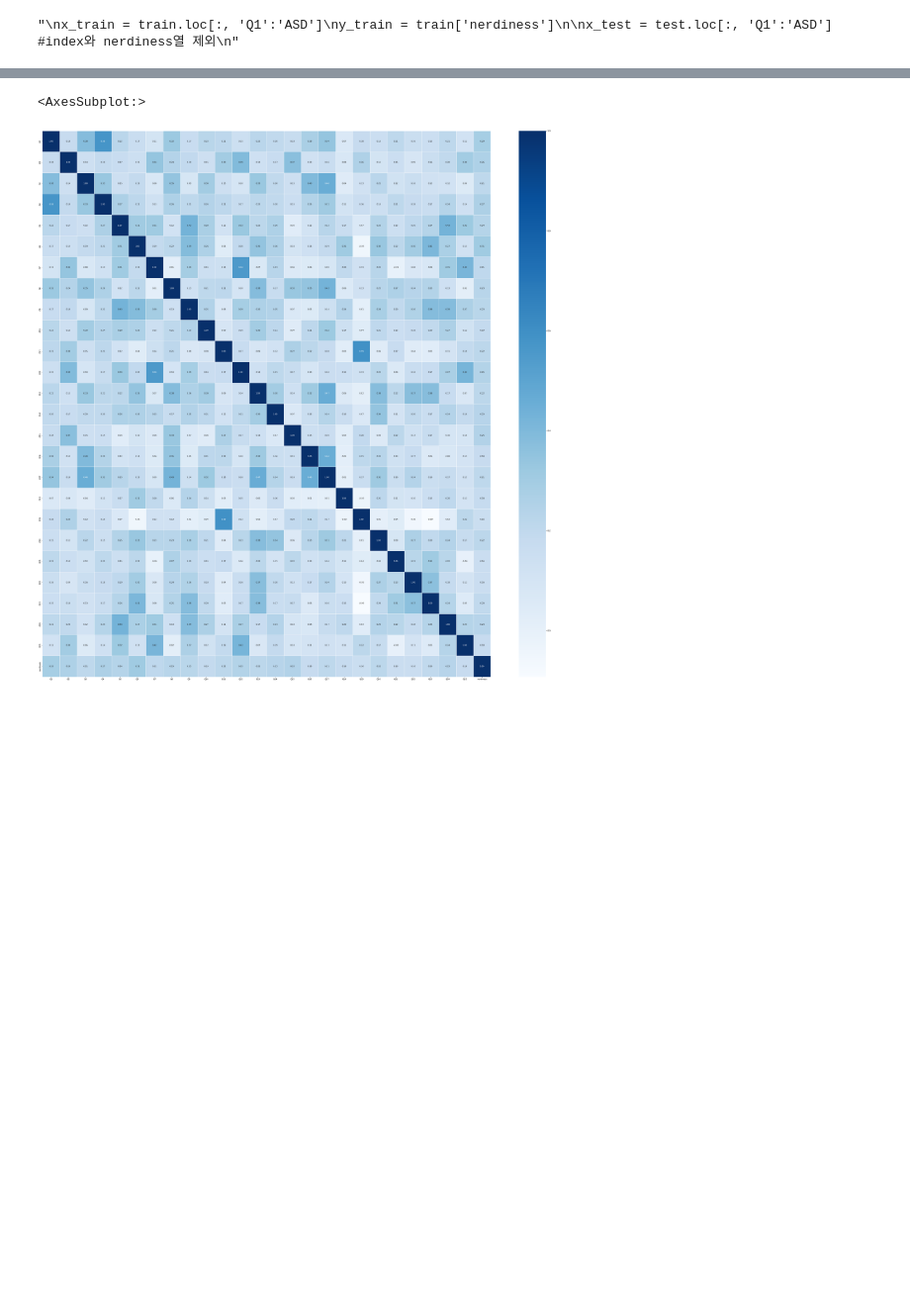
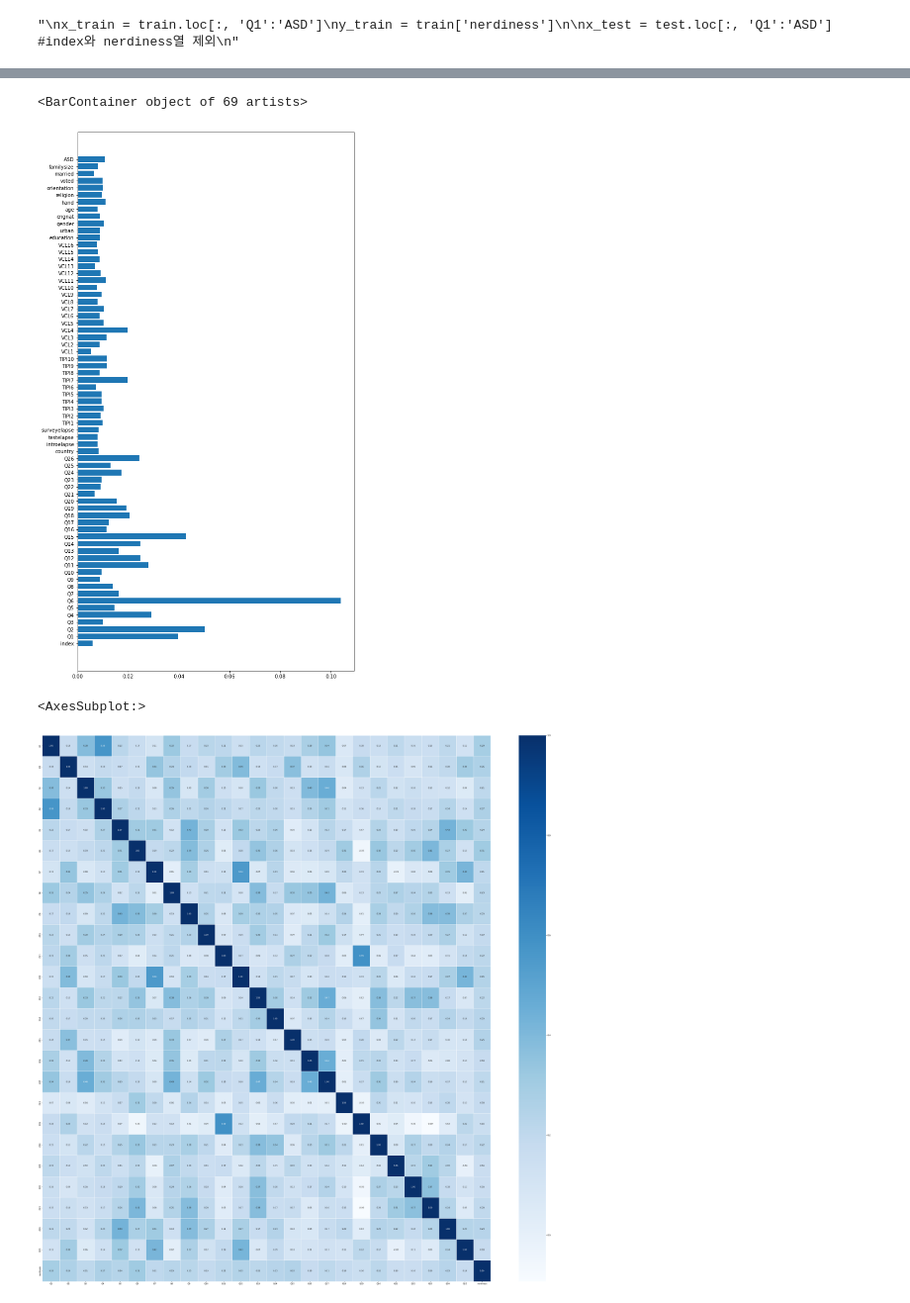
Before and after one commit to ha-seungwon/DACON-Psychological_Prediction, a Jupyter notebook: main.ipynb, the cells around one changed output, grey strips where cells are left out. Shown at 99% size. Cells and saved outputs as stored; diff of their text form; code cells hidden in the pictures; blank space fills up the shorter version.

```diff
--- a/main.ipynb
+++ b/main.ipynb
@@ -129,4 +146,11 @@ pred['nerdiness'].tolist()
  ...]
+# %%
+model.feature_importances_
+plt.figure(figsize=(10,20))
+plt.barh(x.columns, model.feature_importances_)
+# %% [output]
+<BarContainer object of 69 artists>
+[figure, added]
 # %%
 plt.figure(figsize=(50,50))
 sns.heatmap(data = train.corr(), annot=True,
```
Also changed, not shown: parts of 14 cells of this notebook, 13 other files.
